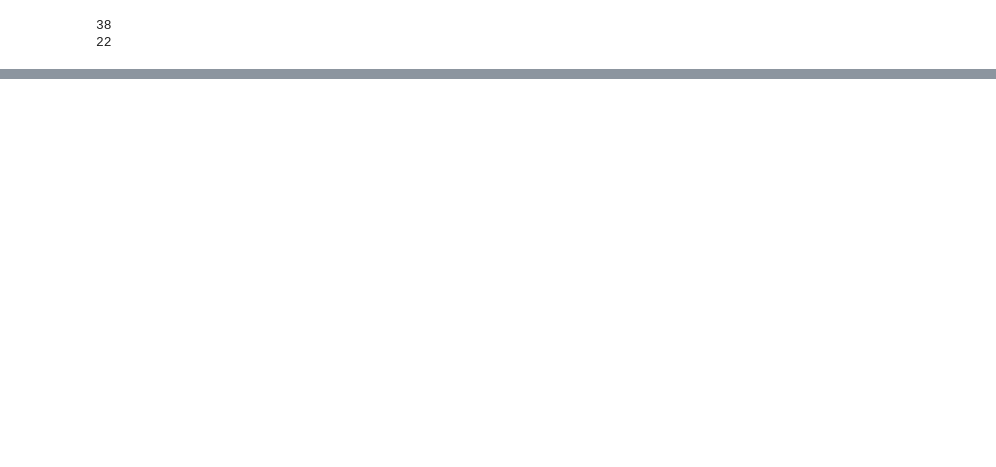
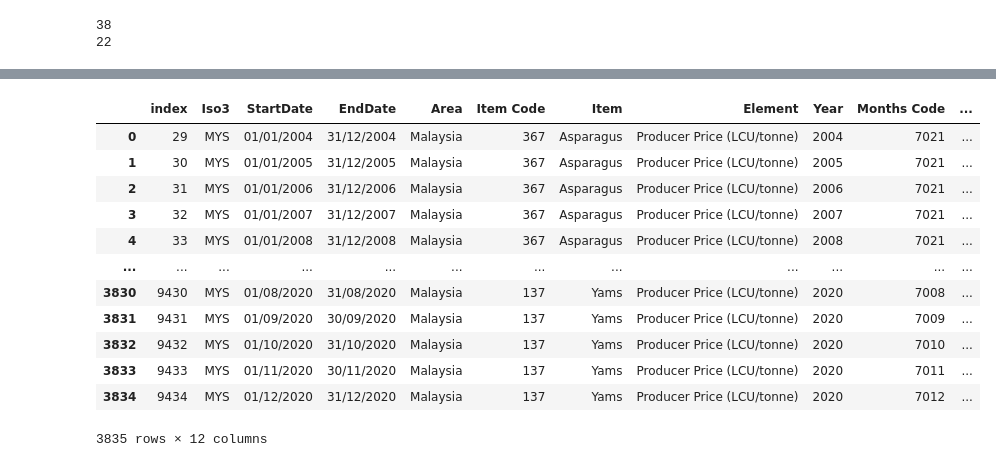
Before and after one commit to AshlanH/produce_eda, a Jupyter notebook: data-cleaning.ipynb, the cells around one changed output, grey strips where cells are left out. Cells and saved outputs as stored; diff of their text form; code cells hidden in the pictures; blank space fills up the shorter version.

```diff
--- a/data-cleaning.ipynb
+++ b/data-cleaning.ipynb
@@ -70 +87,17 @@ Name: Year, dtype: int64
+# %%
+df_fil_LCU
+# %% [output]
+|  | index | Iso3 | StartDate | EndDate | Area | Item Code | Item | Element | Year | Months Code | ... |
+| 0 | 29 | MYS | 01/01/2004 | 31/12/2004 | Malaysia | 367 | Asparagus | Producer Price (LCU/tonne) | 2004 | 7021 | ... |
+| 1 | 30 | MYS | 01/01/2005 | 31/12/2005 | Malaysia | 367 | Asparagus | Producer Price (LCU/tonne) | 2005 | 7021 | ... |
+| 2 | 31 | MYS | 01/01/2006 | 31/12/2006 | Malaysia | 367 | Asparagus | Producer Price (LCU/tonne) | 2006 | 7021 | ... |
+| 3 | 32 | MYS | 01/01/2007 | 31/12/2007 | Malaysia | 367 | Asparagus | Producer Price (LCU/tonne) | 2007 | 7021 | ... |
+| 4 | 33 | MYS | 01/01/2008 | 31/12/2008 | Malaysia | 367 | Asparagus | Producer Price (LCU/tonne) | 2008 | 7021 | ... |
+| ... | ... | ... | ... | ... | ... | ... | ... | ... | ... | ... | ... |
+| 3830 | 9430 | MYS | 01/08/2020 | 31/08/2020 | Malaysia | 137 | Yams | Producer Price (LCU/tonne) | 2020 | 7008 | ... |
+| 3831 | 9431 | MYS | 01/09/2020 | 30/09/2020 | Malaysia | 137 | Yams | Producer Price (LCU/tonne) | 2020 | 7009 | ... |
+| 3832 | 9432 | MYS | 01/10/2020 | 31/10/2020 | Malaysia | 137 | Yams | Producer Price (LCU/tonne) | 2020 | 7010 | ... |
+| 3833 | 9433 | MYS | 01/11/2020 | 30/11/2020 | Malaysia | 137 | Yams | Producer Price (LCU/tonne) | 2020 | 7011 | ... |
+| 3834 | 9434 | MYS | 01/12/2020 | 31/12/2020 | Malaysia | 137 | Yams | Producer Price (LCU/tonne) | 2020 | 7012 | ... |
+3835 rows × 12 columns
 # %%
```
Also changed, not shown: parts of 8 cells of this notebook, 2 other files.
